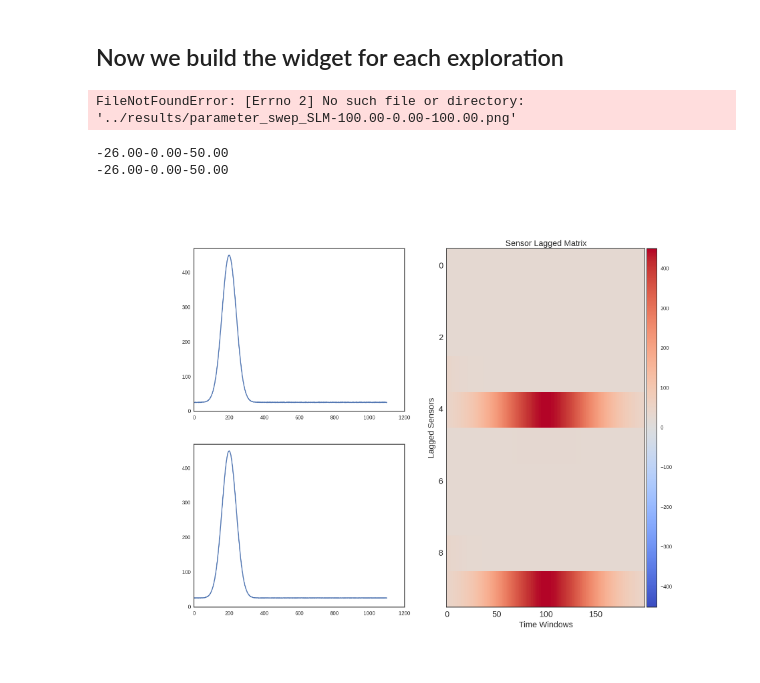
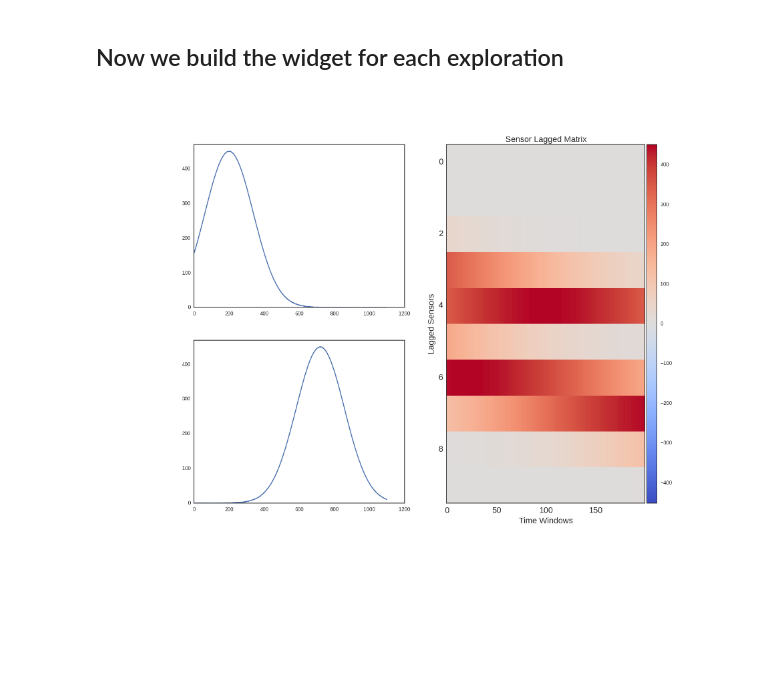
Before and after one commit to h-mayorquin/time_series_basic, a Jupyter notebook: presentations/2015-10-27(Visualization of pre-generated images).ipynb, the cells around one changed output. Cells and saved outputs as stored; diff of their text form; code cells hidden in the pictures; blank space fills up the shorter version.

Commit message:
The parameter search is working for a smaller subest, furtehrmore the visualizatio nof those pre-generated patterns is selected as well

```diff
--- a/presentations/2015-10-27(Visualization of pre-generated images).ipynb
+++ b/presentations/2015-10-27(Visualization of pre-generated images).ipynb
@@ -83,16 +85,6 @@ def load_cluster_SLM(distance, base, value):
 # %% [markdown]
 ## Now we build the widget for each exploration
 # %%
-interact(load_SLM, base=(0, 200), distance=(0, 601), value=(0, 200))
+interact(load_SLM, base=(0, 200, 40), distance=(0, 601, 40), value=(10, 200, 38))
 # %% [output]
-FileNotFoundError: [Errno 2] No such file or directory: '../results/parameter_swep_SLM-100.00-0.00-100.00.png'
+[figure, added]
-# %%
-base = 26.0
-distance = 0.00
-value = 50.00
-print('-{0:4.2f}-{1:4.2f}-{2:4.2f}'.format(base, distance, value))
-load_SLM(base, distance, value)
-# %% [output]
--26.00-0.00-50.00
--26.00-0.00-50.00
-[figure, removed]
```
Also changed, not shown: parts of 7 cells of this notebook, 1 other file.
